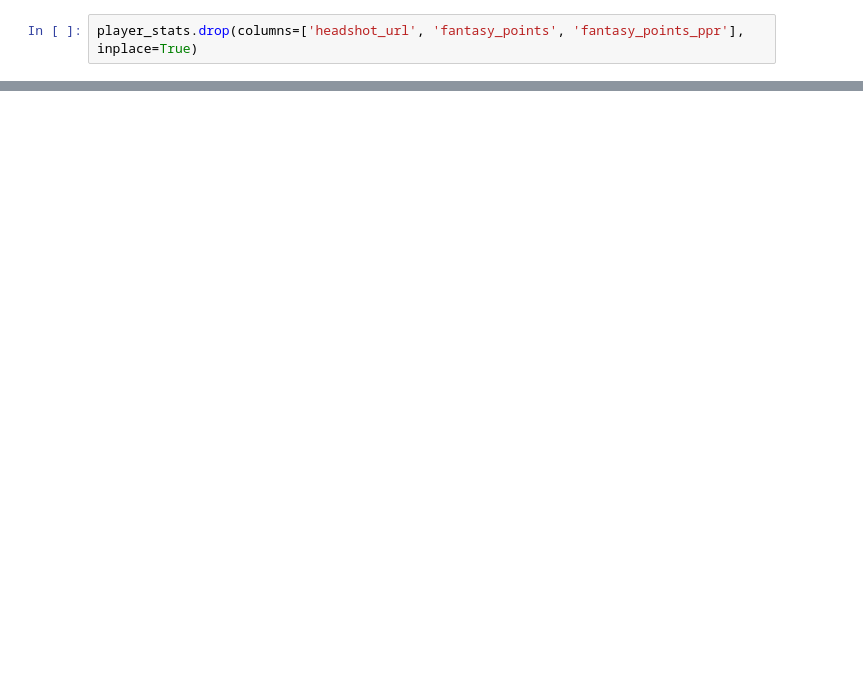
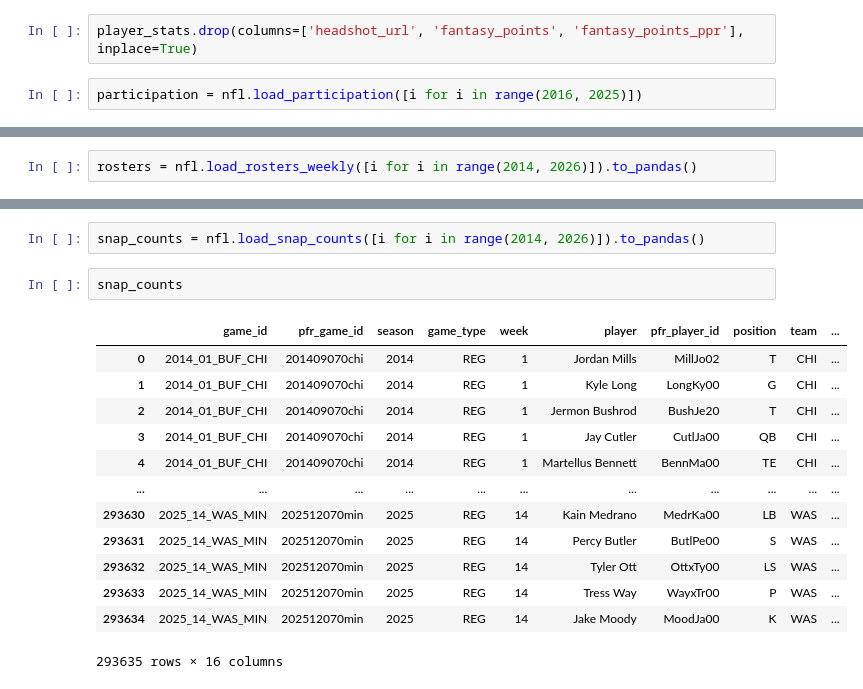
Before and after one commit to jc39963/NFLPA_2025, a Jupyter notebook: nflpa_trial.ipynb, the cells around one changed output, grey strips where cells are left out. Drawn from its saved outputs; the diff is of its cells as text; blank space fills up the shorter version.

```diff
--- a/nflpa_trial.ipynb
+++ b/nflpa_trial.ipynb
@@ -140,2 +224,4 @@ injuries.head()
 # %%
 player_stats.drop(columns=['headshot_url', 'fantasy_points', 'fantasy_points_ppr'], inplace=True)
+# %%
+participation = nfl.load_participation([i for i in range(2016, 2025)])
@@ -141,0 +239,2 @@ player_stats.drop(columns=['headshot_url', 'fantasy_points', 'fantasy_points_ppr
+# %%
+rosters = nfl.load_rosters_weekly([i for i in range(2014, 2026)]).to_pandas()
@@ -141,0 +257,18 @@ player_stats.drop(columns=['headshot_url', 'fantasy_points', 'fantasy_points_ppr
+# %%
+snap_counts = nfl.load_snap_counts([i for i in range(2014, 2026)]).to_pandas()
+# %%
+snap_counts
+# %% [output]
+|  | game_id | pfr_game_id | season | game_type | week | player | pfr_player_id | position | team | ... |
+| 0 | 2014_01_BUF_CHI | 201409070chi | 2014 | REG | 1 | Jordan Mills | MillJo02 | T | CHI | ... |
+| 1 | 2014_01_BUF_CHI | 201409070chi | 2014 | REG | 1 | Kyle Long | LongKy00 | G | CHI | ... |
+| 2 | 2014_01_BUF_CHI | 201409070chi | 2014 | REG | 1 | Jermon Bushrod | BushJe20 | T | CHI | ... |
+| 3 | 2014_01_BUF_CHI | 201409070chi | 2014 | REG | 1 | Jay Cutler | CutlJa00 | QB | CHI | ... |
+| 4 | 2014_01_BUF_CHI | 201409070chi | 2014 | REG | 1 | Martellus Bennett | BennMa00 | TE | CHI | ... |
+| ... | ... | ... | ... | ... | ... | ... | ... | ... | ... | ... |
+| 293630 | 2025_14_WAS_MIN | 202512070min | 2025 | REG | 14 | Kain Medrano | MedrKa00 | LB | WAS | ... |
+| 293631 | 2025_14_WAS_MIN | 202512070min | 2025 | REG | 14 | Percy Butler | ButlPe00 | S | WAS | ... |
+| 293632 | 2025_14_WAS_MIN | 202512070min | 2025 | REG | 14 | Tyler Ott | OttxTy00 | LS | WAS | ... |
+| 293633 | 2025_14_WAS_MIN | 202512070min | 2025 | REG | 14 | Tress Way | WayxTr00 | P | WAS | ... |
+| 293634 | 2025_14_WAS_MIN | 202512070min | 2025 | REG | 14 | Jake Moody | MoodJa00 | K | WAS | ... |
+293635 rows × 16 columns
```
Also changed, not shown: parts of 9 cells of this notebook.
